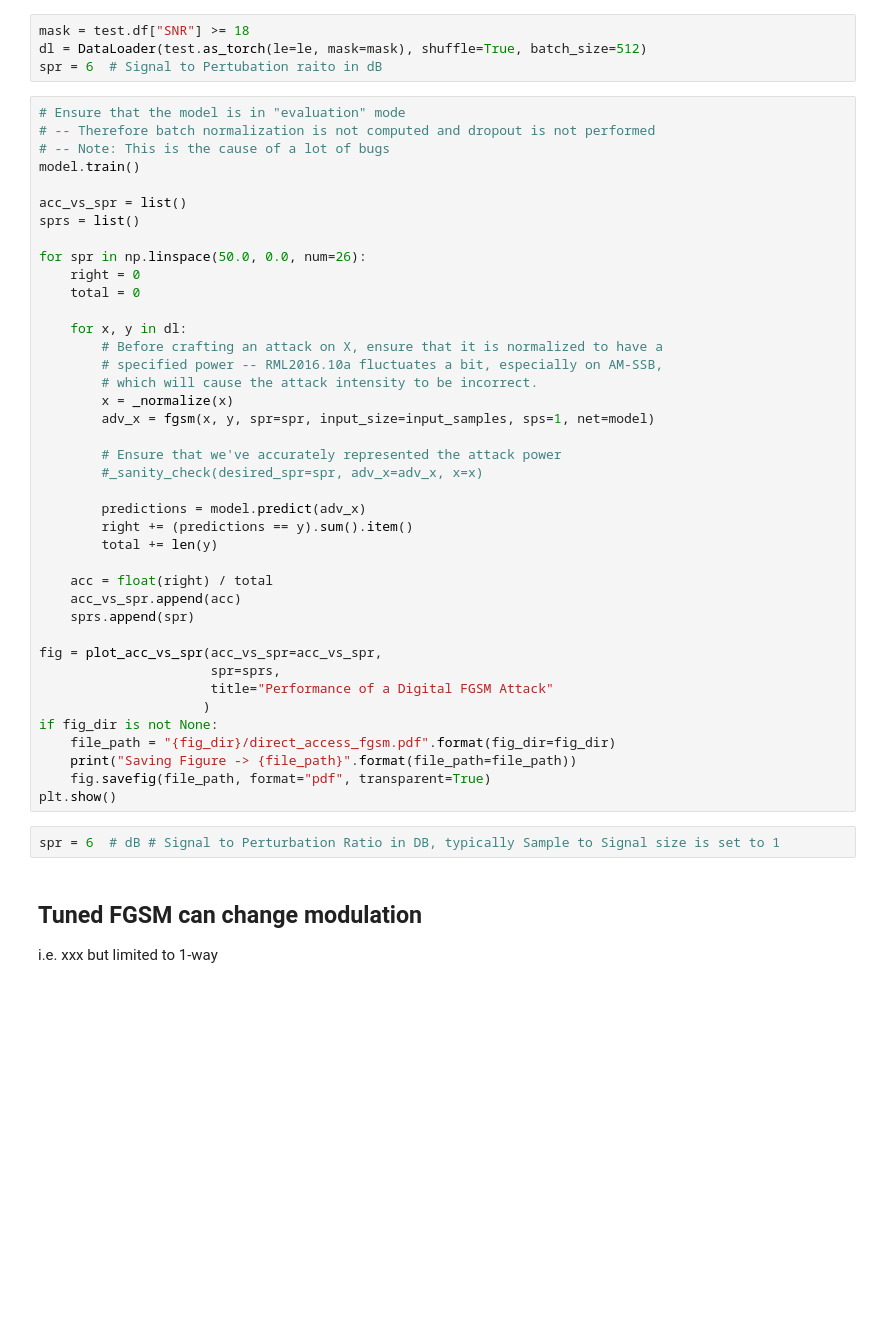
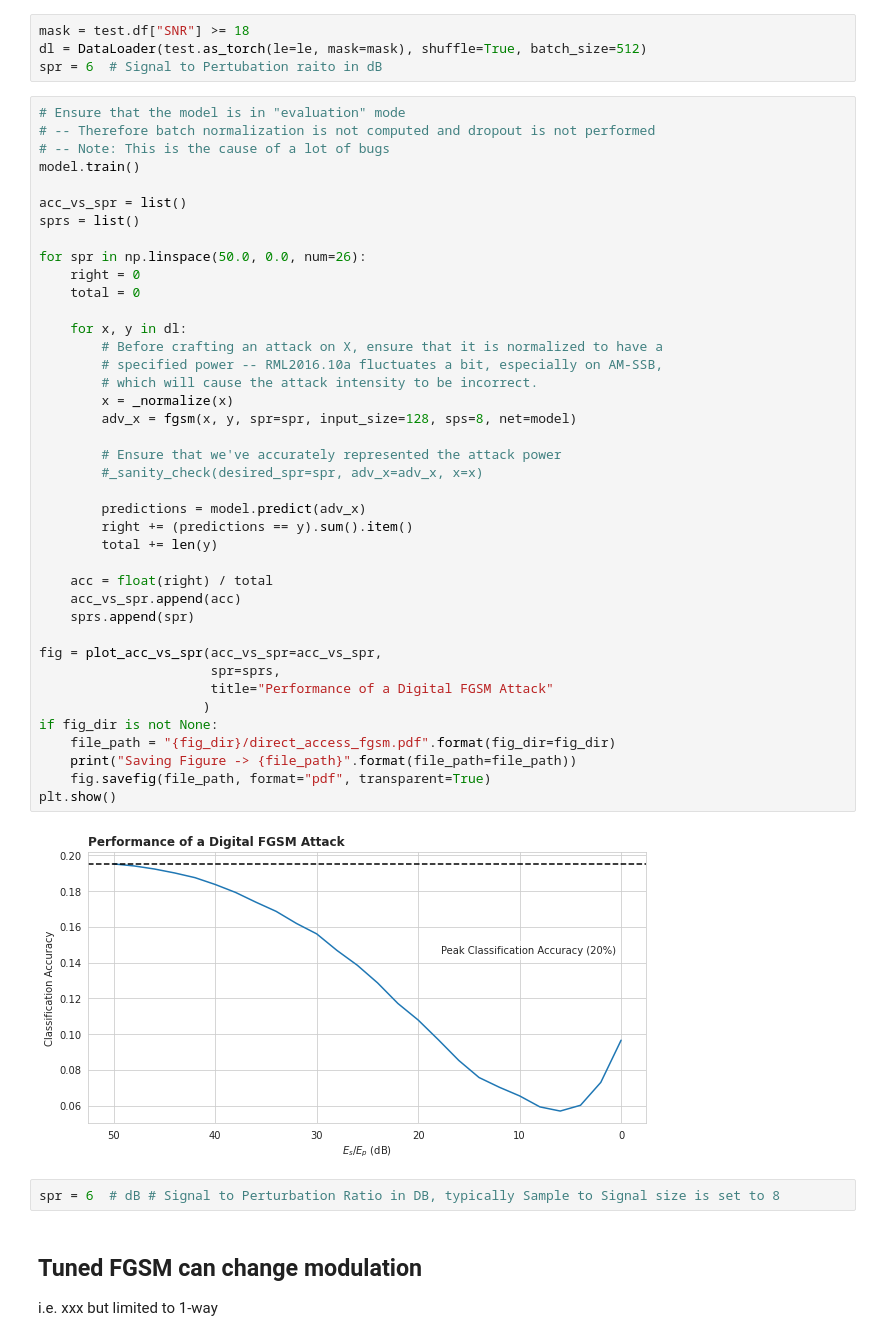
Before and after one commit to ongtiongheng/rfml, a Jupyter notebook: flower_different_attacks_PGD_FGSM_with_CLDNN_CNN+GRU+MLP.ipynb, the cells around one changed output. Drawn from its saved outputs; the diff is of its cells as text; blank space fills up the shorter version.

```diff
--- a/flower_different_attacks_PGD_FGSM_with_CLDNN_CNN+GRU+MLP.ipynb
+++ b/flower_different_attacks_PGD_FGSM_with_CLDNN_CNN+GRU+MLP.ipynb
@@ -837,36 +838,38 @@ sprs = list()
 for spr in np.linspace(50.0, 0.0, num=26):
     right = 0
     total = 0
 
     for x, y in dl:
         # Before crafting an attack on X, ensure that it is normalized to have a
         # specified power -- RML2016.10a fluctuates a bit, especially on AM-SSB,
         # which will cause the attack intensity to be incorrect.
         x = _normalize(x)
-        adv_x = fgsm(x, y, spr=spr, input_size=input_samples, sps=1, net=model)
+        adv_x = fgsm(x, y, spr=spr, input_size=128, sps=8, net=model)
 
         # Ensure that we've accurately represented the attack power
         #_sanity_check(desired_spr=spr, adv_x=adv_x, x=x)
 
         predictions = model.predict(adv_x)
         right += (predictions == y).sum().item()
         total += len(y)
 
     acc = float(right) / total
     acc_vs_spr.append(acc)
     sprs.append(spr)
 
 fig = plot_acc_vs_spr(acc_vs_spr=acc_vs_spr,
                       spr=sprs,
                       title="Performance of a Digital FGSM Attack"
                      )
 if fig_dir is not None:
     file_path = "{fig_dir}/direct_access_fgsm.pdf".format(fig_dir=fig_dir)
     print("Saving Figure -> {file_path}".format(file_path=file_path))
     fig.savefig(file_path, format="pdf", transparent=True)
 plt.show()
+# %% [output]
+[figure, added]
 # %%
-spr = 6  # dB # Signal to Perturbation Ratio in DB, typically Sample to Signal size is set to 1
+spr = 6  # dB # Signal to Perturbation Ratio in DB, typically Sample to Signal size is set to 8
 # %% [markdown]
 ## Tuned FGSM can change modulation
 i.e.
```
Also changed, not shown: parts of 22 cells of this notebook.
